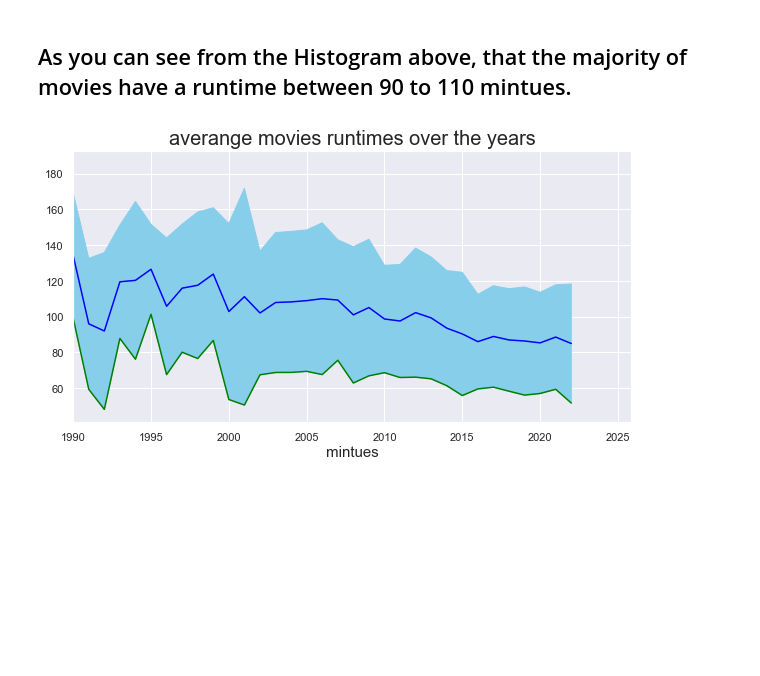
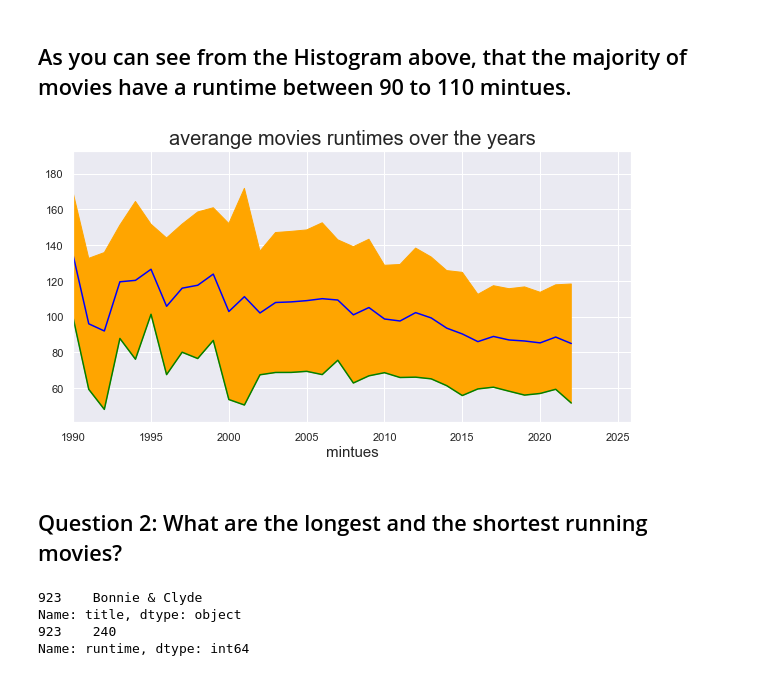
Before and after one commit to SummerEcho87/Group-Project-, a Jupyter notebook: Notebooks/Hulu.ipynb, the cells around one changed output. Saved outputs shown, nothing was run; the diff lists cells and outputs as text; code cells hidden in the pictures; blank space fills up the shorter version.

```diff
--- a/Notebooks/Hulu.ipynb
+++ b/Notebooks/Hulu.ipynb
@@ -251,12 +249,12 @@ avg_runtime_max = grouped_movies['mean'] + grouped_movies['std']
 # %%
 fig, x = plt.subplots(figsize=(10,5))
 x.plot(avg_runtime_by_release_year,color = "blue")
 x.plot(avg_runtime_min,color =  "green")
-x.fill_between(grouped_movies.index,avg_runtime_min,avg_runtime_max,color = "skyblue")
+x.fill_between(grouped_movies.index,avg_runtime_min,avg_runtime_max,color = "orange")
 x.set_title('averange movies runtimes over the years', fontsize = 20)
 x.set_xlabel('release_year', fontsize = 15)
 x.set_xlabel('mintues', fontsize = 15)
 x.set_xlim(1990)
 plt.show()
 # %% [output]
-[figure, old version]
+[figure, new version]
@@ -265,0 +261,10 @@ movies_by_decades['release'] = (( movies_by_decades['release_year']//10)*10).ast
+# %% [markdown]
+## Question 2:  What are the longest and the shortest running movies?
+# %%
+print(Hulu.title[Hulu.runtime == Hulu.runtime.max()])
+print(Hulu.runtime[Hulu.runtime == Hulu.runtime.max()])
+# %% [output]
+923    Bonnie & Clyde
+Name: title, dtype: object
+923    240
+Name: runtime, dtype: int64
```
Also changed, not shown: parts of 4 cells of this notebook.
